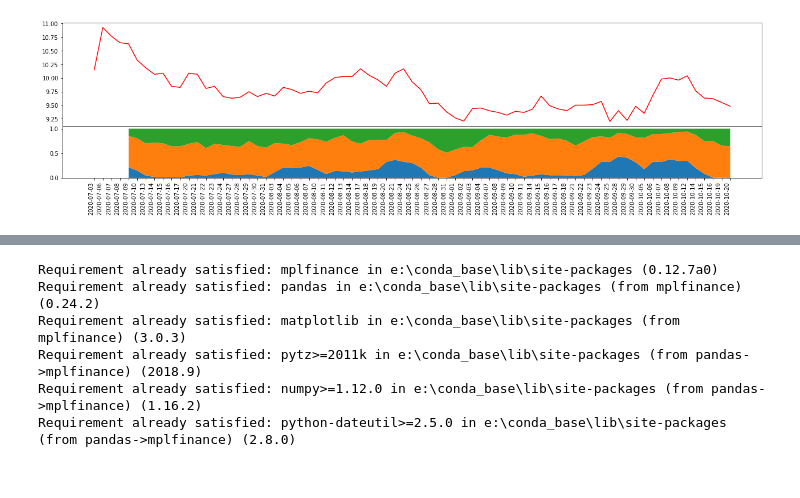
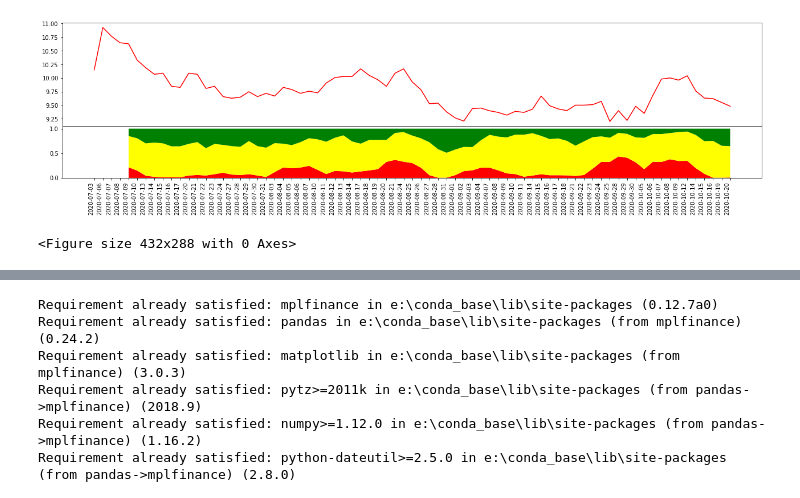
Before and after one commit to franciswww/JupyterNoteBooks, a Jupyter notebook: Example/MCD-Test.ipynb, the cells around one changed output, grey strips where cells are left out. Saved outputs shown, nothing was run; the diff lists cells and outputs as text; code cells hidden in the pictures.

```diff
--- a/Example/MCD-Test.ipynb
+++ b/Example/MCD-Test.ipynb
@@ -44,5 +26,6 @@ df1 = df.resample('24H').agg(
 # %%
 df1=df1.dropna()
 # %%
-for index, row in df1.iterrows():
-    print(index, row['open'])
+#POC
+#for index, row in df1.iterrows():
+#    print(index, row['open'])
@@ -193,33 +119,36 @@ ax1 = plt.subplot(gs[1], sharex = ax0)
 
 
 # Plot x-labels, y-label and data
 ax1.plot([], [], color ='red',
          label ='R')
 ax1.plot([], [], color ='yellow',
          label ='Y')
 ax1.plot([], [], color ='green',
          label ='G')
-ax1.stackplot(x, r, y, g)
+ax1.stackplot(x, r, y, g, colors =['red', 'yellow',
+                       'green'])
 #ax1.bar(x, g,  color= 'g', bottom=y)
 #ax1.bar(x, y,  color= 'y', bottom=r)
 #ax1.bar(x, r,  color= 'r')
 
 
 plt.setp(ax0.get_xticklabels(), visible=False)
 # remove last tick label for the second subplot
 yticks = ax1.yaxis.get_major_ticks()
 yticks[-1].label1.set_visible(False)
 
 
 plt.xticks(rotation=90, ha='right')
 
 
 # put lened on first subplot
 #ax0.legend((line0, line1), ('red line', 'blue line'), loc='lower left')
 
 # remove vertical gap between subplots
 plt.subplots_adjust(hspace=.0)
 plt.show()
+plt.savefig(symbol + '.png')
 # %% [output]
-[figure, old version]
+[figure, new version]
+<Figure size 432x288 with 0 Axes>
 # %%
```
Also changed, not shown: parts of 17 cells of this notebook, 1 other file.
